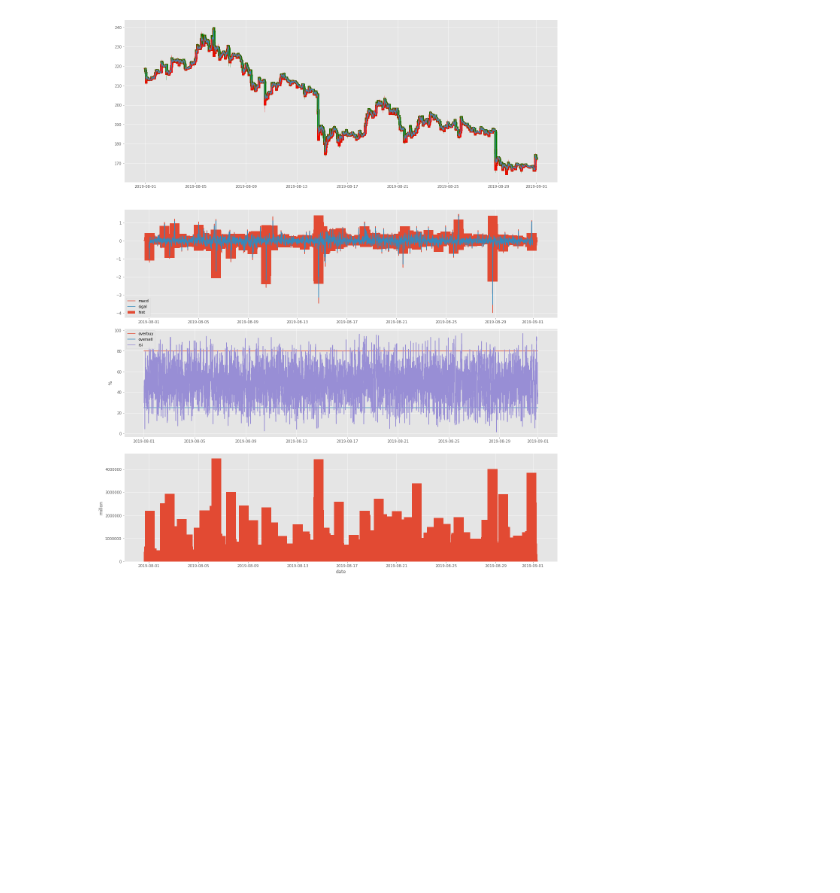
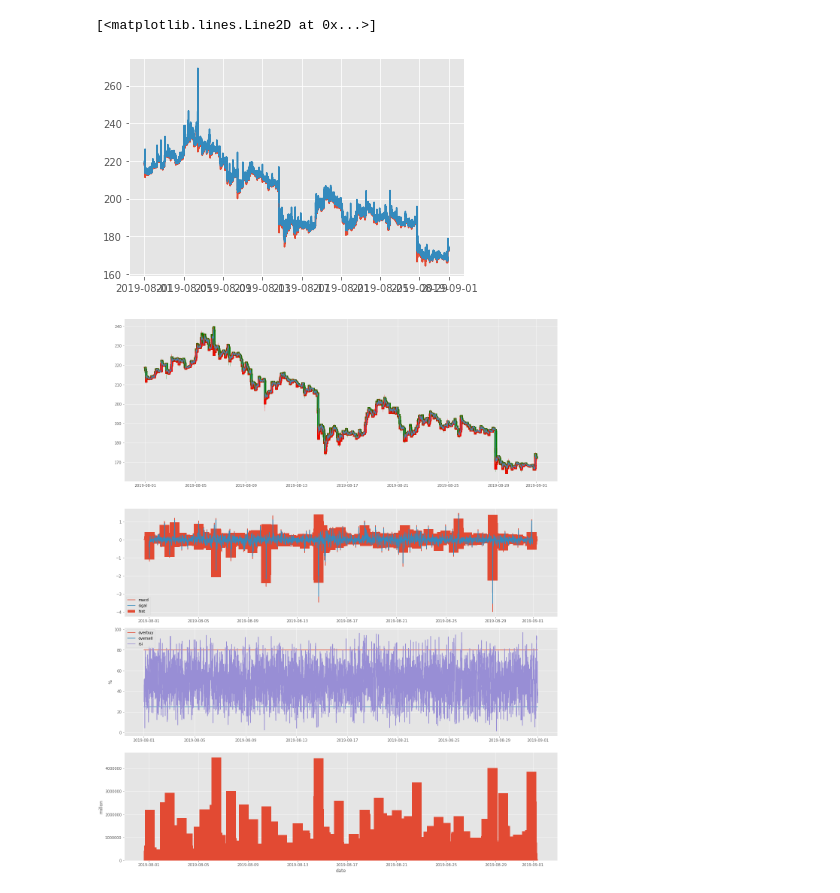
Before and after one commit to holmescn/vnpy, a Jupyter notebook: examples/cta_backtesting/Chart.ipynb, the cells around one changed output. Saved outputs shown, nothing was run; the diff lists cells and outputs as text; code cells hidden in the pictures; blank space fills up the shorter version.

```diff
--- a/examples/cta_backtesting/Chart.ipynb
+++ b/examples/cta_backtesting/Chart.ipynb
@@ -47,6 +47,14 @@ for ts, row in df.iterrows():
     open, high, low, close = row.open, row.high, row.low, row.close
     bar_tuple = (t, open, high, low, close)
     bar_list.append(bar_tuple)
+# %%
+y = talib.TSF(df.close)
+std = talib.STDDEV(df.close - y)
+up = y + std * 2
+lo = y - std * 2
+# %% [output]
+[<matplotlib.lines.Line2D at 0x...>]
+[figure, added]
 # %%
 # 绘制第一个图
 fig = plt.figure()
```
Also changed, not shown: 21 other files.
